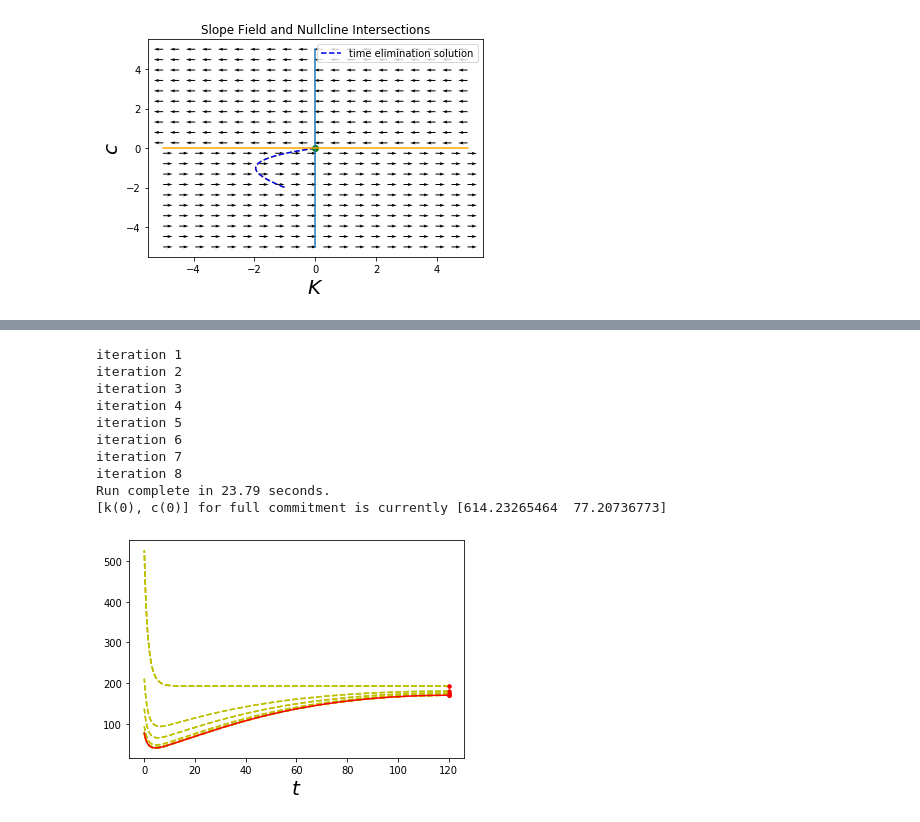
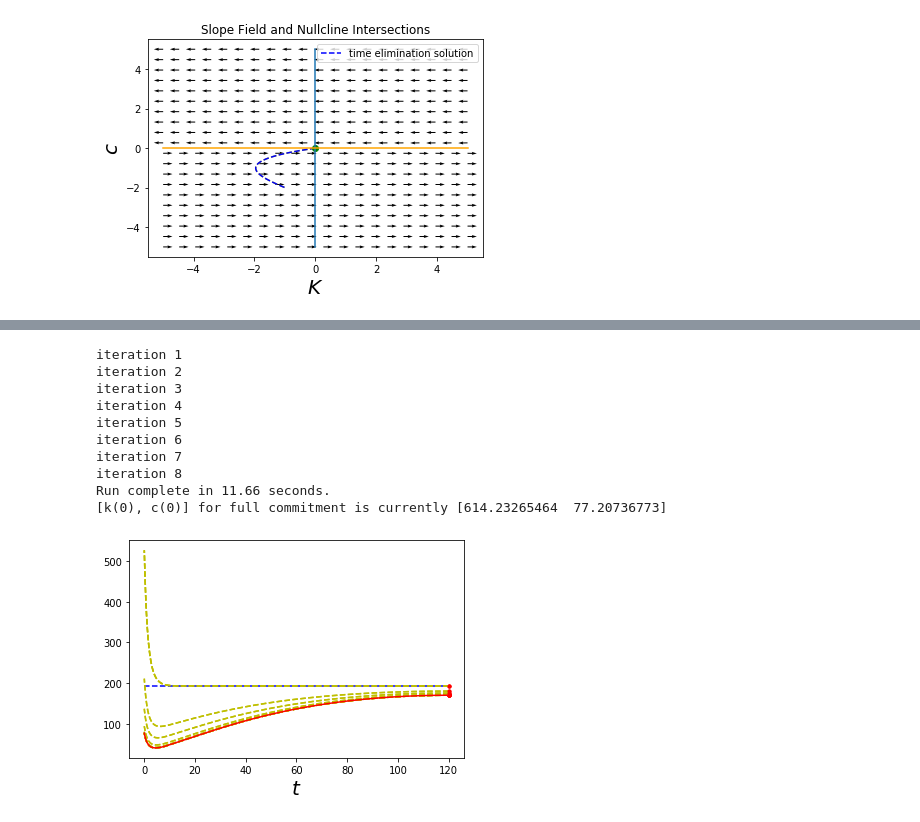
Before and after one commit to Shinsina/PIC-Math-MSCS-390-001, a Jupyter notebook: Modifying the Ramsey Model.ipynb, the cells around one changed output, grey strips where cells are left out. Cells and saved outputs as stored; diff of their text form; code cells hidden in the pictures.

```diff
--- a/Modifying the Ramsey Model.ipynb
+++ b/Modifying the Ramsey Model.ipynb
@@ -904,21 +893,24 @@ Run complete in 29.42 seconds.
 # %%
-p, bound = LF_secant_method(MAX_IT, tolerance)
+#full commitment steady state
+plt.plot([0,tf], [cinf_steady[table_i], cinf_steady[table_i]], 'b--', label="full commitment steady state")
 
-init_pt = [kinf_steady[table_i], cinf_steady[table_i]-p]
+#solve for the perturbation off of the steady state that gives us an adequate c0
+perturbation, bound_of_perturbation = LF_secant_method(MAX_IT, tolerance)
 
+#plot with the found perturbation:
+init_pt = [kinf_steady[table_i], cinf_steady[table_i]-perturbation]
 t, v = plot_time_series(full_commitment, init_pt,[tf,0])
 plt.plot(t,v[:,1], 'r', label="full commitment")
 print(f'[k(0), c(0)] for full commitment is currently {v[-1]}')
-print()
 # %% [output]
 iteration 1
 iteration 2
 iteration 3
 iteration 4
 iteration 5
 iteration 6
 iteration 7
 iteration 8
-Run complete in 23.79 seconds.
+Run complete in 11.66 seconds.
 [k(0), c(0)] for full commitment is currently [614.23265464  77.20736773]
-[figure, old version]
+[figure, new version]
```
Also changed, not shown: parts of 8 cells of this notebook.
